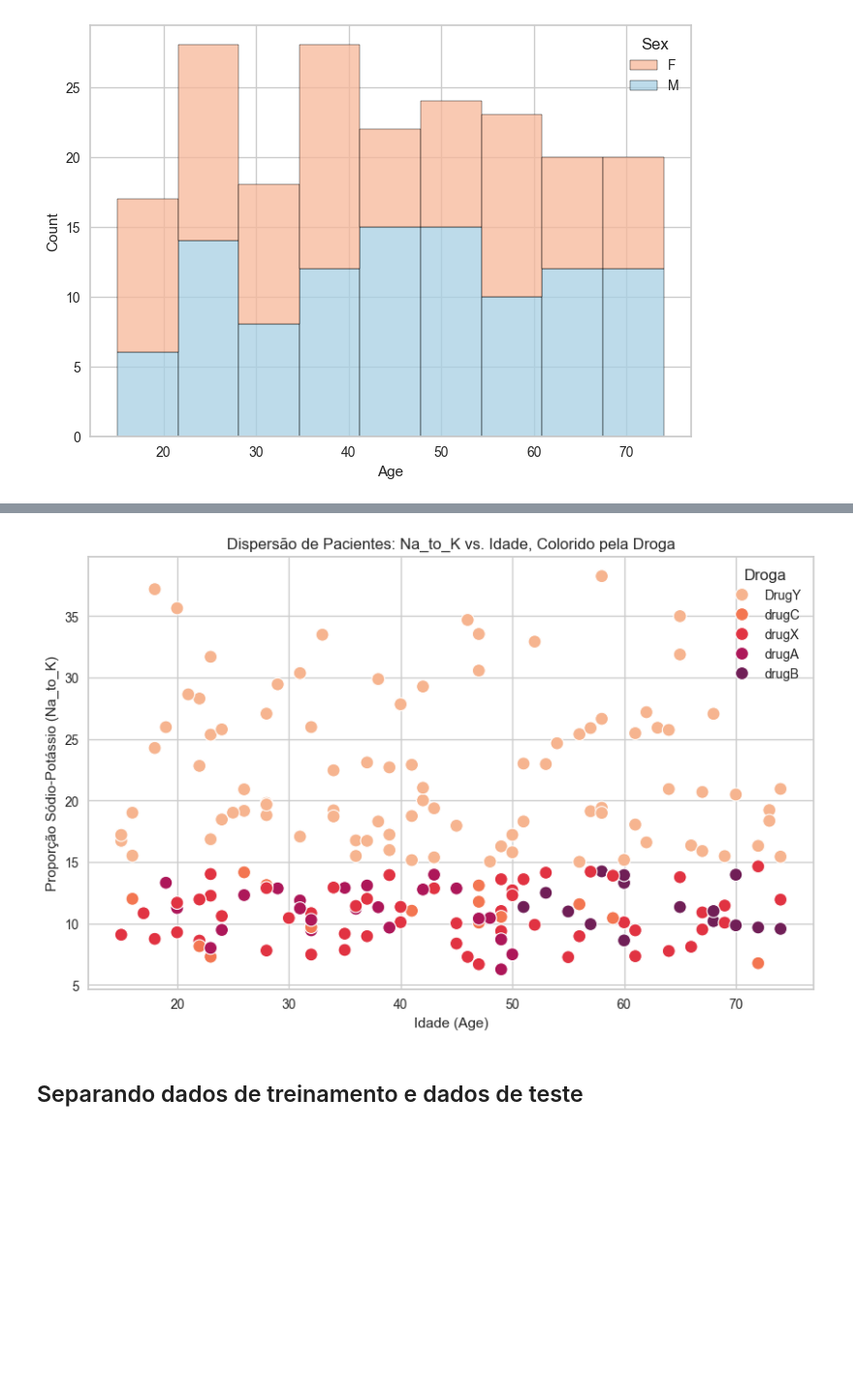
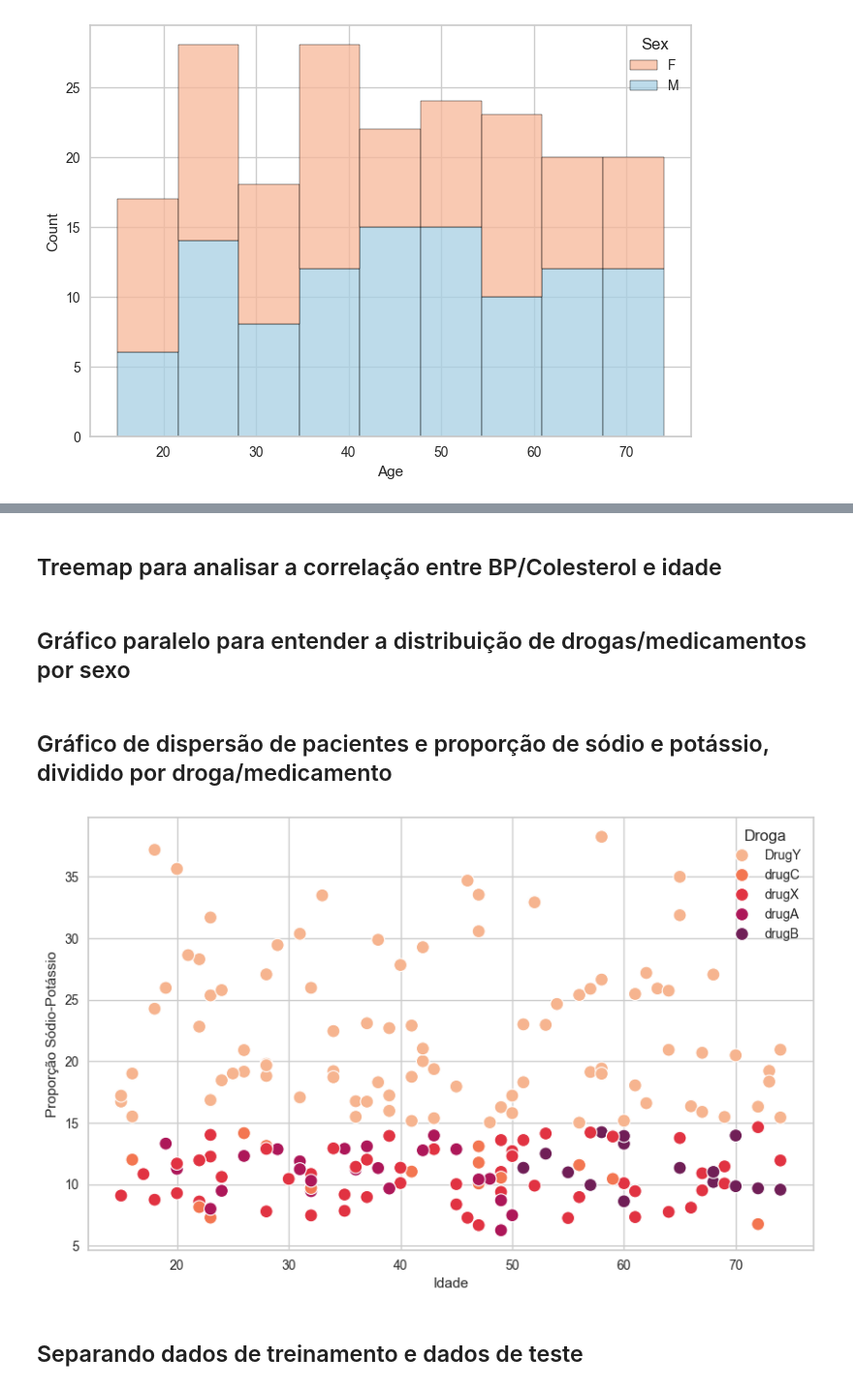
Before and after one commit to jheni1e/IA-Machine-Learning, a Jupyter notebook: 08. Drugs Classification.ipynb, the cells around one changed output, grey strips where cells are left out. Shown at 97% size. Drawn from its saved outputs; the diff is of its cells as text; code cells hidden in the pictures; blank space fills up the shorter version.

Commit message:
graphics added

```diff
--- a/08. Drugs Classification.ipynb
+++ b/08. Drugs Classification.ipynb
@@ -131,24 +137,29 @@ plt.show()
 grafico = px.treemap(df, path=['Drug', 'Age'], color='Drug',
     color_discrete_sequence=px.colors.qualitative.Pastel2)
 grafico.show()
+# %% [markdown]
+## Treemap para analisar a correlação entre BP/Colesterol e idade
 # %%
 grafico = px.treemap(df, path=['BP', 'Cholesterol', 'Age'], color='BP',
     color_discrete_sequence=px.colors.qualitative.Pastel1)
 grafico.show()
+# %% [markdown]
+## Gráfico paralelo para entender a distribuição de drogas/medicamentos por sexo
 # %%
 grafico = px.parallel_categories(df, dimensions=['Drug', 'Sex'])
 grafico.show()
+# %% [markdown]
+## Gráfico de dispersão de pacientes e proporção de sódio e potássio, dividido por droga/medicamento
 # %%
 plt.figure(figsize=(10, 6))
 sns.scatterplot(x='Age', y='Na_to_K', hue='Drug', data=df, s=100)
-plt.title('Dispersão de Pacientes: Na_to_K vs. Idade, Colorido pela Droga')
-plt.xlabel('Idade (Age)')
-plt.ylabel('Proporção Sódio-Potássio (Na_to_K)')
+plt.xlabel('Idade')
+plt.ylabel('Proporção Sódio-Potássio')
 plt.legend(title='Droga')
 plt.grid(True)
-plt.savefig('drug200_scatter_plot.png')
+plt.show()
 # %% [output]
-[figure, old version]
+[figure, new version]
 # %% [markdown]
 ## Separando dados de treinamento e dados de teste
 # %%
```
Also changed, not shown: parts of 11 cells of this notebook.
